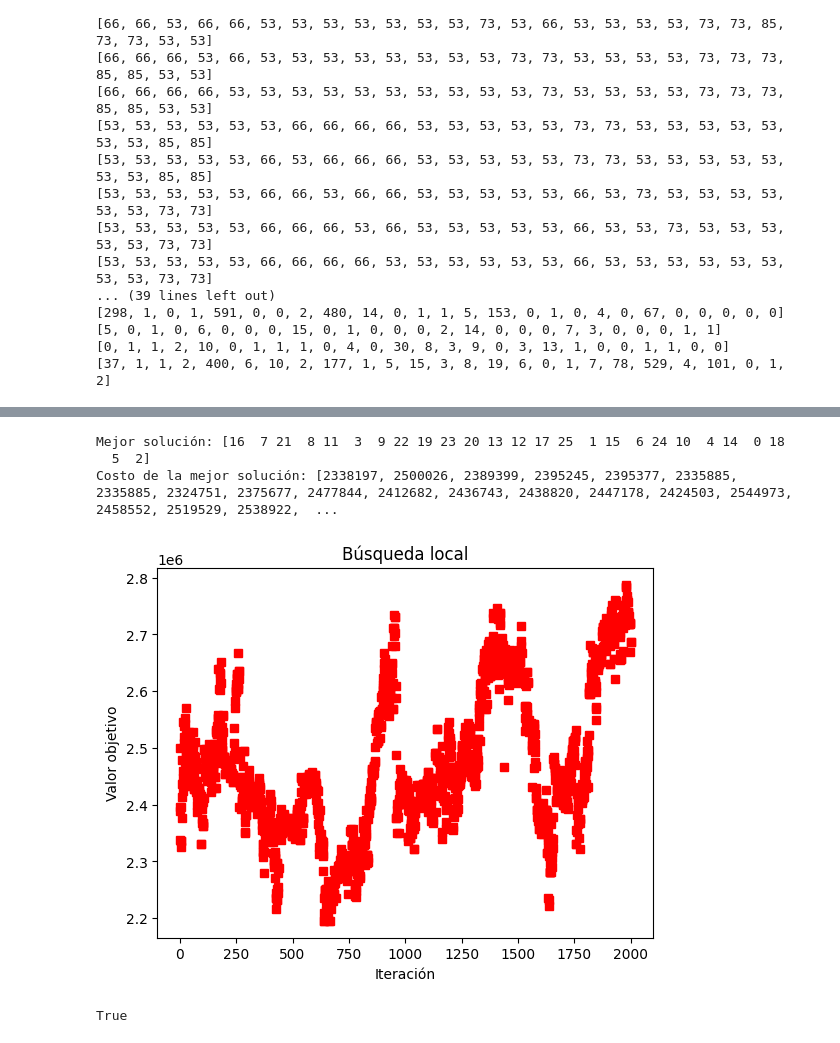
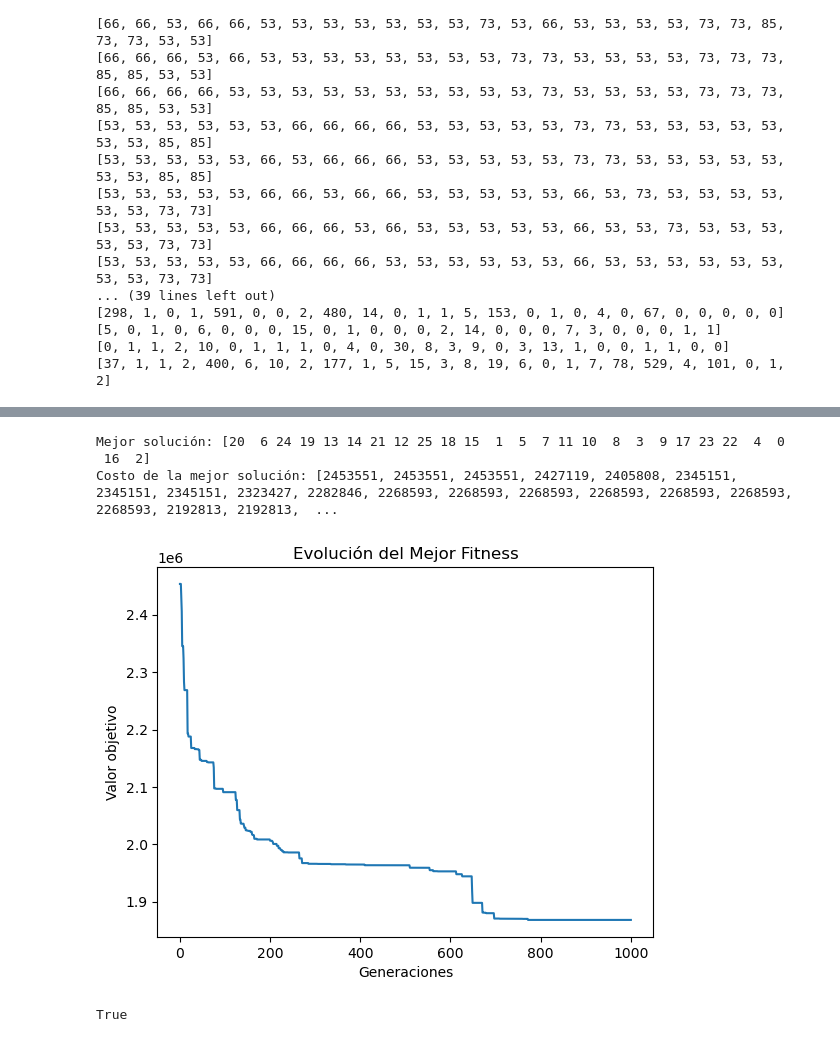
Before and after one commit to antargi/optimizacion, a Jupyter notebook: tarea2.ipynb, the cells around one changed output, grey strips where cells are left out. Saved outputs shown, nothing was run; the diff lists cells and outputs as text; code cells hidden in the pictures.

```diff
--- a/tarea2.ipynb
+++ b/tarea2.ipynb
@@ -191,26 +324,12 @@ Matriz de flujos:
 # %%
 instanciaQAP = QAP(matrizD2, matrizF2)
-mejorSoluciones, mejoresCostos = GA(instanciaQAP, 100, 0.01, 2000)
+mejorSoluciones, mejoresCostos = GA(instanciaQAP, 200, 0.01, 1000)
 print("Mejor solución:", mejorSoluciones)
-print("Costo de la mejor solución:", mejoresCostos)
+print("Costo de la mejor solución:", mejoresCostos, "heuristic")
+graficar(mejoresCostos)
 # %% [output]
-Mejor solución: [16  7 21  8 11  3  9 22 19 23 20 13 12 17 25  1 15  6 24 10  4 14  0 18
-  5  2]
-Costo de la mejor solución: [2338197, 2500026, 2389399, 2395245, 2395377, 2335885, 2335885, 2324751, 2375677, 2477844, 2412682, 2436743, 2438820, 2447178, 2424503, 2544973, 2458552, 2519529, 2538922,  ...
+Mejor solución: [20  6 24 19 13 14 21 12 25 18 15  1  5  7 11 10  8  3  9 17 23 22  4  0
+ 16  2]
+Costo de la mejor solución: [2453551, 2453551, 2453551, 2427119, 2405808, 2345151, 2345151, 2345151, 2323427, 2282846, 2268593, 2268593, 2268593, 2268593, 2268593, 2268593, 2268593, 2192813, 2192813,  ...
+[figure, added]
+True
-# %%
-def graficar(valoresObjetivo):
-    '''
-    Función que grafica la convergencia del valor objetivo
-    '''
-    grafico = plt.plot(valoresObjetivo)
-    plt.setp(grafico,"linestyle","none","marker","s","color","r")
-    plt.title(u"Búsqueda local")
-    plt.ylabel(u"Valor objetivo")
-    plt.xlabel(u"Iteración")
-    plt.show()
-    return True
-
-graficar(mejoresCostos)
-# %% [output]
-[figure, removed]
-True
```
Also changed, not shown: parts of 6 cells of this notebook, 2 other files.
